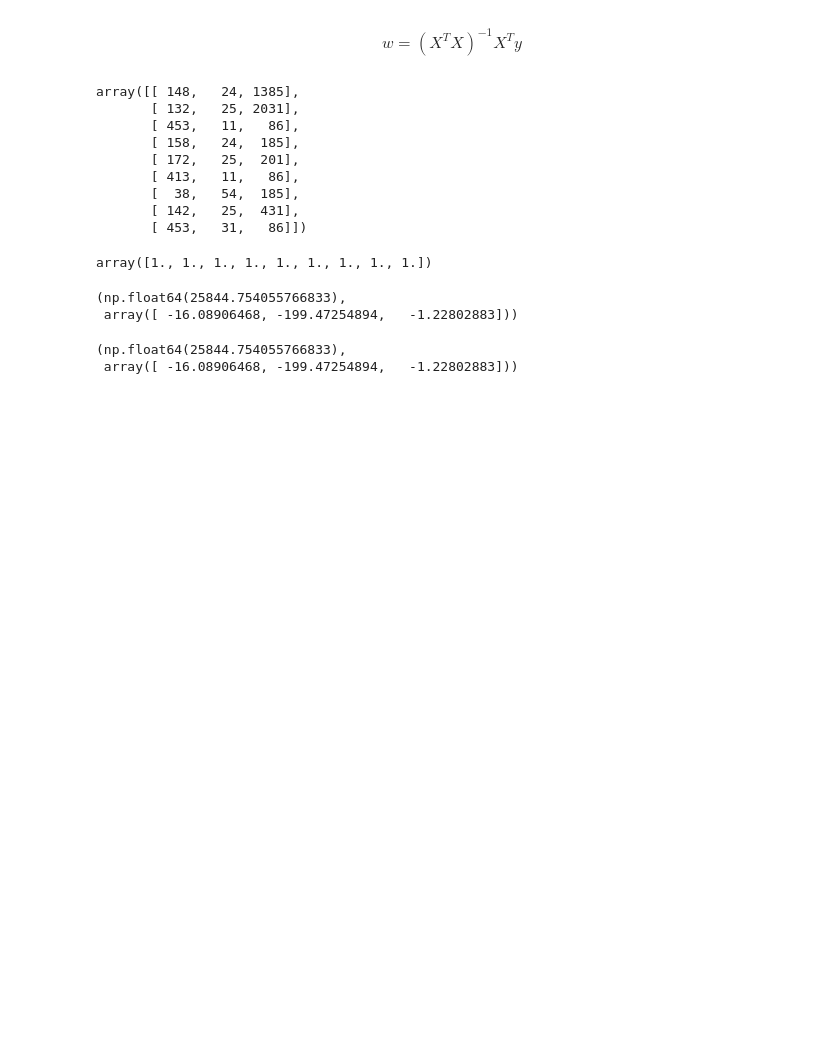
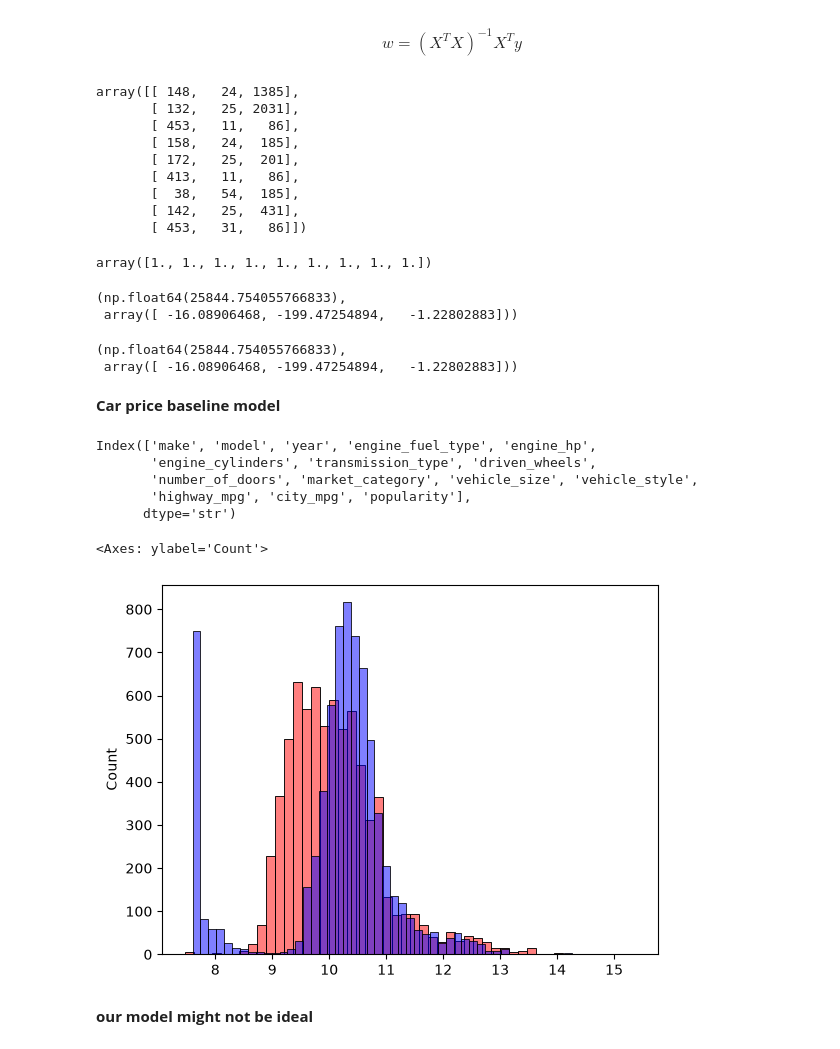
Before and after one commit to avinsio/ml-playground, a Jupyter notebook: 05-machine_learning/01-ml-zoomamp/01-regreesion/car_price_predication.ipynb, the cells around one changed output. Cells and saved outputs as stored; diff of their text form; code cells hidden in the pictures; blank space fills up the shorter version.

Commit message:
Baseline model

```diff
--- a/05-machine_learning/01-ml-zoomamp/01-regreesion/car_price_predication.ipynb
+++ b/05-machine_learning/01-ml-zoomamp/01-regreesion/car_price_predication.ipynb
@@ -354,3 +354,28 @@ train_linear_regression(X,y)
 # %% [output]
 (np.float64(25844.754055766833),
  array([ -16.08906468, -199.47254894,   -1.22802883]))
+# %% [markdown]
+**Car price baseline model**
+# %%
+df_train.columns
+# %% [output]
+Index(['make', 'model', 'year', 'engine_fuel_type', 'engine_hp',
+       'engine_cylinders', 'transmission_type', 'driven_wheels',
+       'number_of_doors', 'market_category', 'vehicle_size', 'vehicle_style',
+       'highway_mpg', 'city_mpg', 'popularity'],
+      dtype='str')
+# %%
+base = ['engine_hp','engine_cylinders','city_mpg','popularity']
+X_train = df_train[base].fillna(0).values
+# %%
+w0, w = train_linear_regression(X_train,y_train)
+# %%
+y_pred = w0 + X_train.dot(w)
+# %%
+sns.histplot(y_pred, color='r', alpha=0.5, bins=50)
+sns.histplot(y_train, color="blue", alpha=0.5, bins=50)
+# %% [output]
+<Axes: ylabel='Count'>
+[figure, added]
+# %% [markdown]
+**our model might not be ideal**
```
